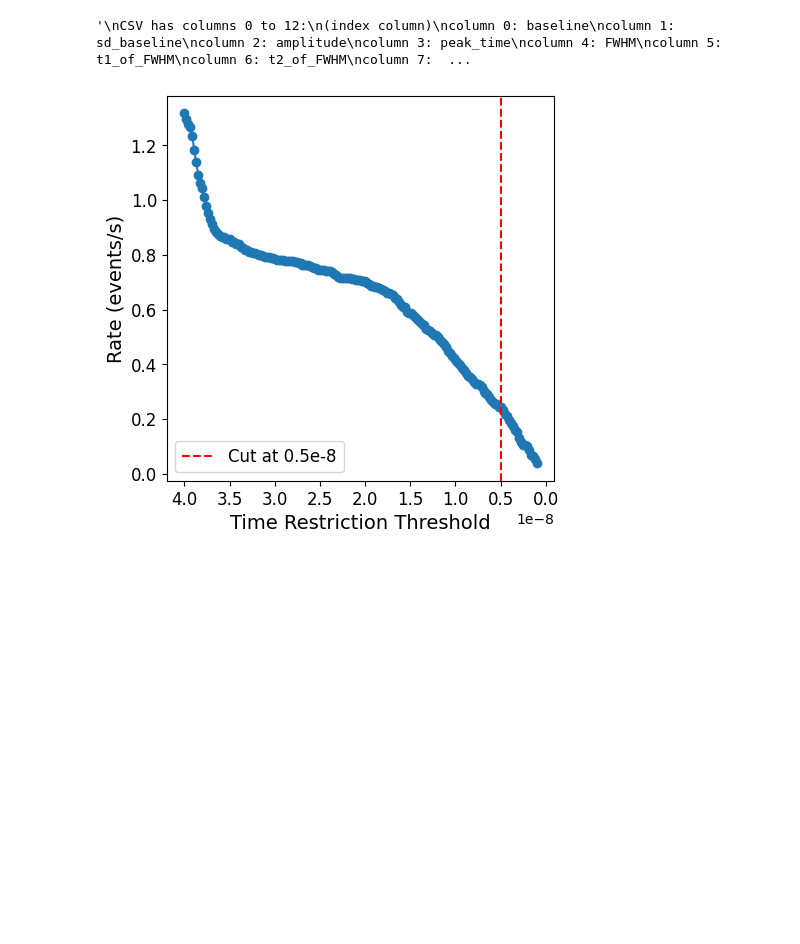
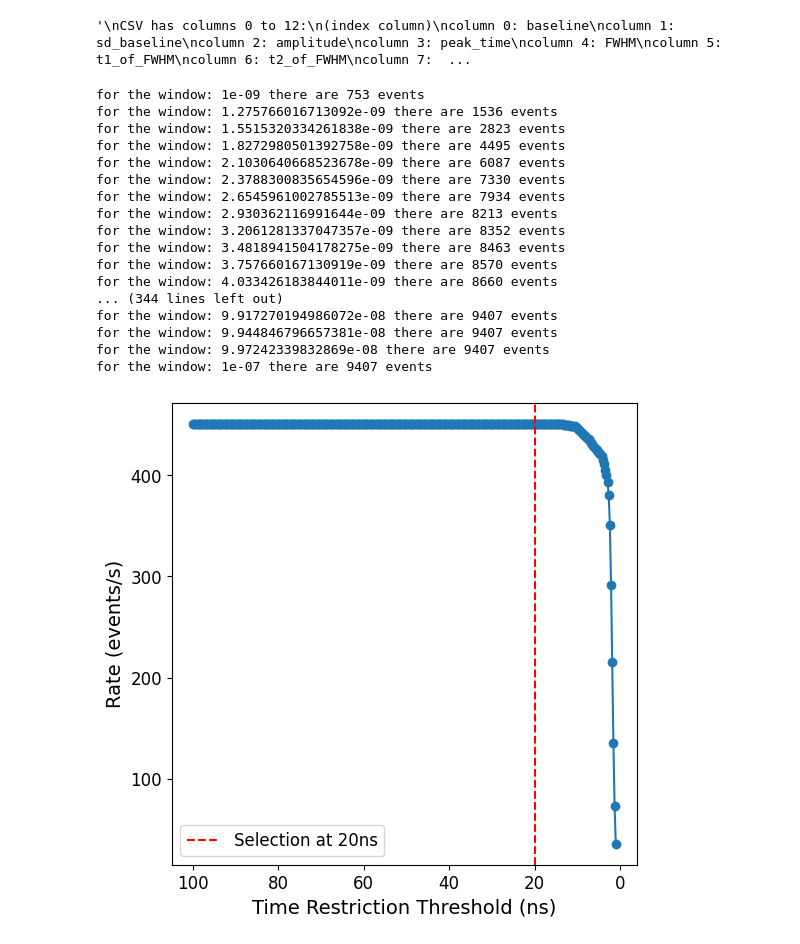
Before and after one commit to hhuckvale/DMProject, a Jupyter notebook: PMT_Characteristics/DarkRate/DarkRateTimeThreshFinder.ipynb, the cells around one changed output. Saved outputs shown, nothing was run; the diff lists cells and outputs as text; code cells hidden in the pictures; blank space fills up the shorter version.

```diff
--- a/PMT_Characteristics/DarkRate/DarkRateTimeThreshFinder.ipynb
+++ b/PMT_Characteristics/DarkRate/DarkRateTimeThreshFinder.ipynb
@@ -1,9 +1,9 @@
 # %%
 #calculating the dark rate on the csvs and applying thresholds
 import pandas as pd
-import numpy as np
+import numpy as np####
 import matplotlib.pyplot as plt
-df = pd.read_csv('PMT4_Processed_totaltimecolumn/220126_darkrate_1750_10000_2_off_processed_threshold11.csv')
+df = pd.read_csv('PMT7_Processed_moresig/020226_darkrate_1800_10000_1_off_processed_threshold27.csv')
 # %%
 """
 CSV has columns 0 to 12:
@@ -28,31 +28,51 @@ column 12: event_timestamps
 # %%
 
 #apply threshold here (n*sigma), 0 to 100 sigma
-time_restrictions = np.linspace(0.1e-8, 4e-8, 180)
+time_restrictions = np.linspace(0.1e-8, 10e-8, 360)
 time_column = df['total_time_above'].dropna()
 #amplitude_column = df['amplitude']
 timestamp_column = df['event_timestamps']
 #find the difference between the first timestamp and final timestamp
 timetaken = timestamp_column.iloc[-1] - timestamp_column.iloc[0]
 
 dark_rates = []
 
 for window in time_restrictions:
-    rate = np.sum(time_column < (window))/timetaken #rate is the sum of all amplitudes passed nsigma over the time taken
+    surviving_columns = time_column < window
+    rate = np.sum(surviving_columns)/timetaken
     dark_rates.append(rate)
+    print(f'for the window: {window} there are {np.sum(surviving_columns)} events')
 
 dark_rates = np.array(dark_rates)
 
 #plot dark rate against applied threshold here
-plt.figure(figsize=(5, 5))
-plt.plot(time_restrictions, dark_rates, marker='o')
-plt.axvline(0.5e-8, color = 'r', linestyle='--', label = 'Cut at 0.5e-8')
-plt.xlabel('Time Restriction Threshold', fontsize=14)
+plt.figure(figsize=(6, 6))
+plt.plot(time_restrictions*1e9, dark_rates, marker='o')
+#plt.axvline(10, color = 'r', linestyle='--', label = 'Cut at 10ns')
+plt.axvline(20, color = 'r', linestyle='--', label = 'Selection at 20ns')
+plt.xlabel('Time Restriction Threshold (ns)', fontsize=14)
 plt.ylabel('Rate (events/s)', fontsize=14)
 plt.xticks(fontsize=12)
 plt.yticks(fontsize=12)
 plt.legend(fontsize=12)
 plt.gca().invert_xaxis()
 plt.show()
 # %% [output]
+for the window: 1e-09 there are 753 events
+for the window: 1.275766016713092e-09 there are 1536 events
+for the window: 1.5515320334261838e-09 there are 2823 events
+for the window: 1.8272980501392758e-09 there are 4495 events
+for the window: 2.1030640668523678e-09 there are 6087 events
+for the window: 2.3788300835654596e-09 there are 7330 events
+for the window: 2.6545961002785513e-09 there are 7934 events
+for the window: 2.930362116991644e-09 there are 8213 events
+for the window: 3.2061281337047357e-09 there are 8352 events
+for the window: 3.4818941504178275e-09 there are 8463 events
+for the window: 3.757660167130919e-09 there are 8570 events
+for the window: 4.033426183844011e-09 there are 8660 events
+... (344 lines left out)
+for the window: 9.917270194986072e-08 there are 9407 events
+for the window: 9.944846796657381e-08 there are 9407 events
+for the window: 9.97242339832869e-08 there are 9407 events
+for the window: 1e-07 there are 9407 events
-[figure, old version]
+[figure, new version]
```
Also changed, not shown: 5 other files.
